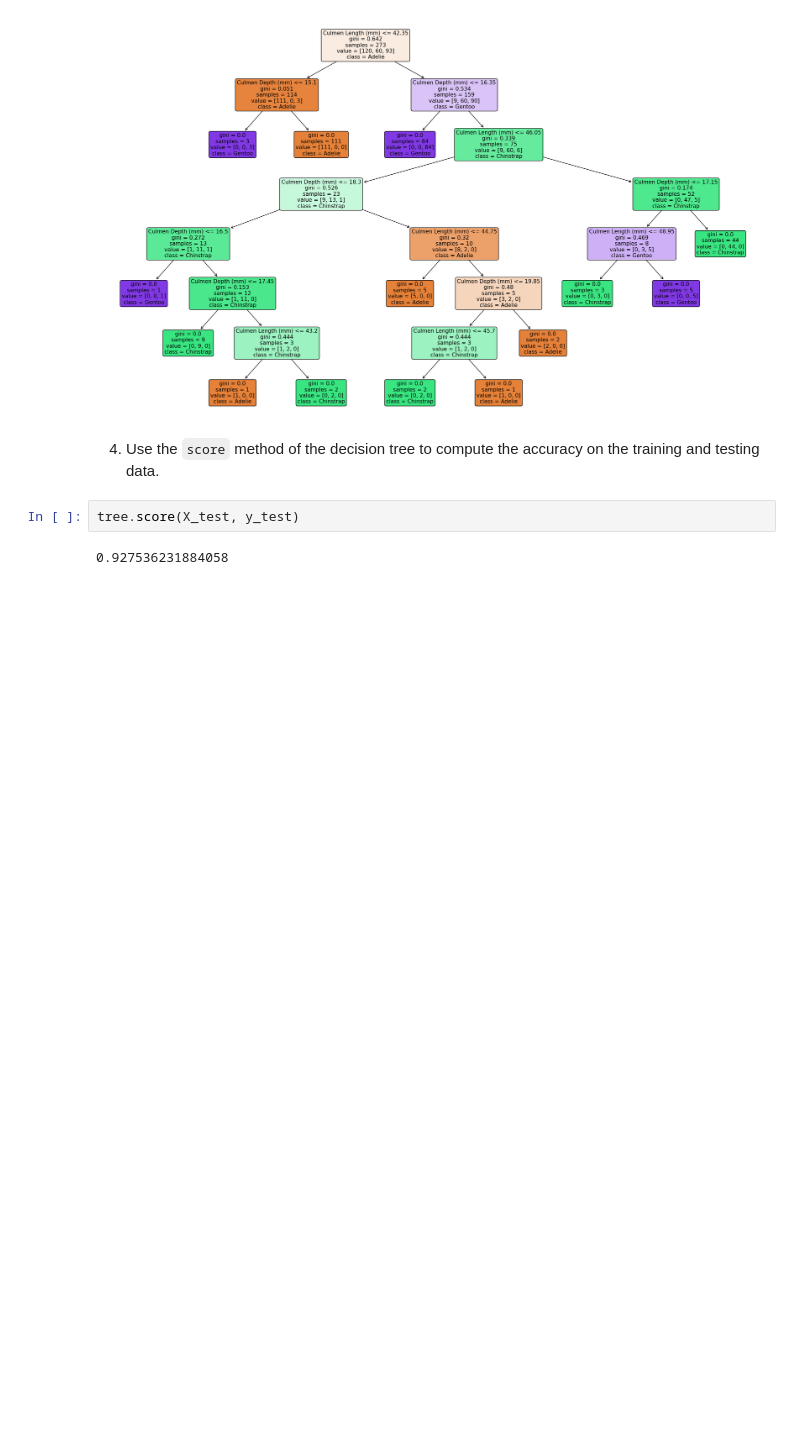
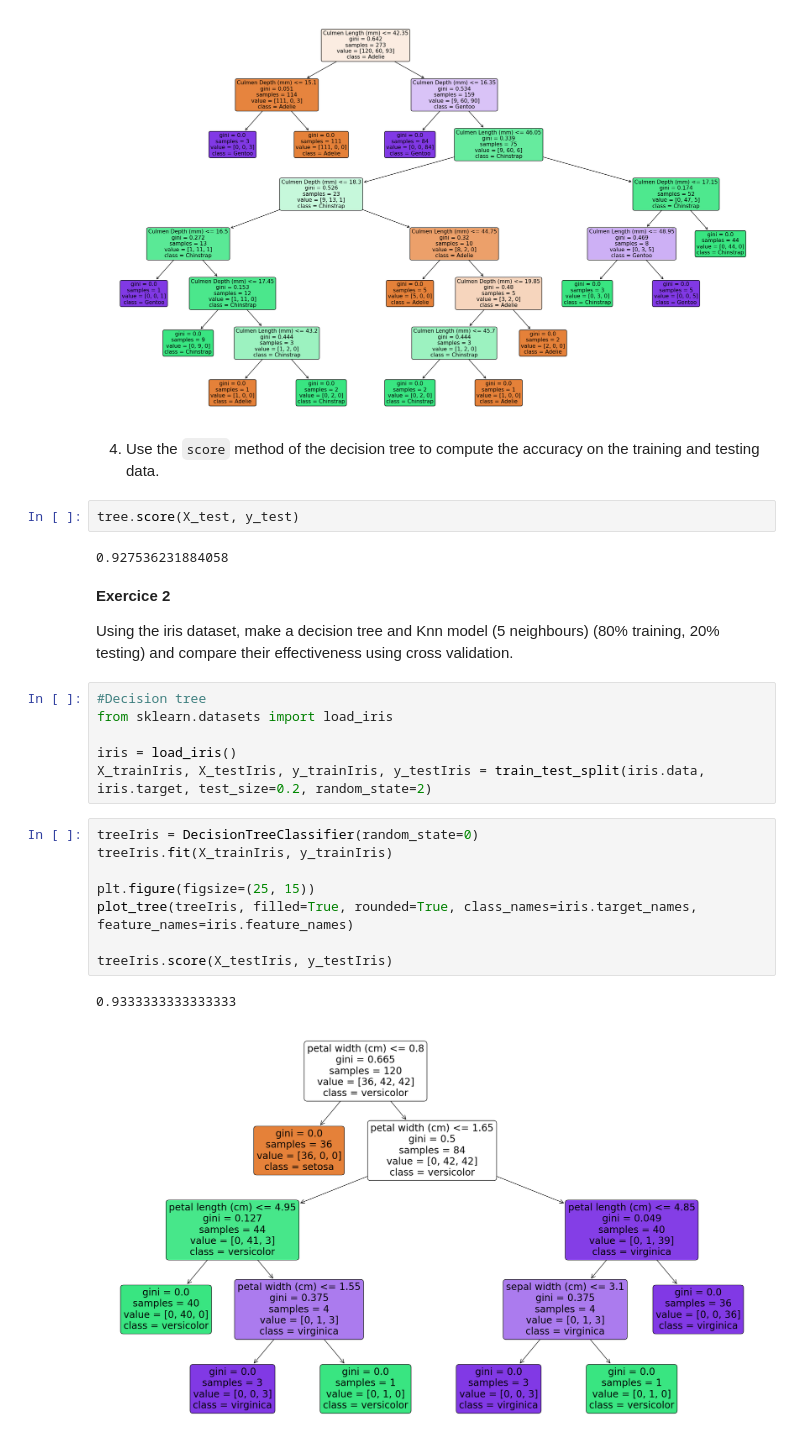
Before and after one commit to thibault-chausson/DS54_TP_data_science, a Jupyter notebook: TP2.ipynb, the cells around one changed output. Saved outputs shown, nothing was run; the diff lists cells and outputs as text; blank space fills up the shorter version.

```diff
--- a/TP2.ipynb
+++ b/TP2.ipynb
@@ -129,3 +129,24 @@ plot_tree(tree, filled=True, rounded=True, class_names=["Adelie", "Chinstrap", "
 tree.score(X_test, y_test)
 # %% [output]
 0.927536231884058
+# %% [markdown]
+__Exercice 2__
+
+Using the iris dataset, make a decision tree and Knn model (5 neighbours) (80% training, 20% testing) and compare their effectiveness using cross validation.
+# %%
+#Decision tree
+from sklearn.datasets import load_iris
+
+iris = load_iris()
+X_trainIris, X_testIris, y_trainIris, y_testIris = train_test_split(iris.data, iris.target, test_size=0.2, random_state=2)
+# %%
+treeIris = DecisionTreeClassifier(random_state=0)
+treeIris.fit(X_trainIris, y_trainIris)
+
+plt.figure(figsize=(25, 15))
+plot_tree(treeIris, filled=True, rounded=True, class_names=iris.target_names, feature_names=iris.feature_names)
+
+treeIris.score(X_testIris, y_testIris)
+# %% [output]
+0.9333333333333333
+[figure, added]
```
Also changed, not shown: parts of 7 cells of this notebook.
